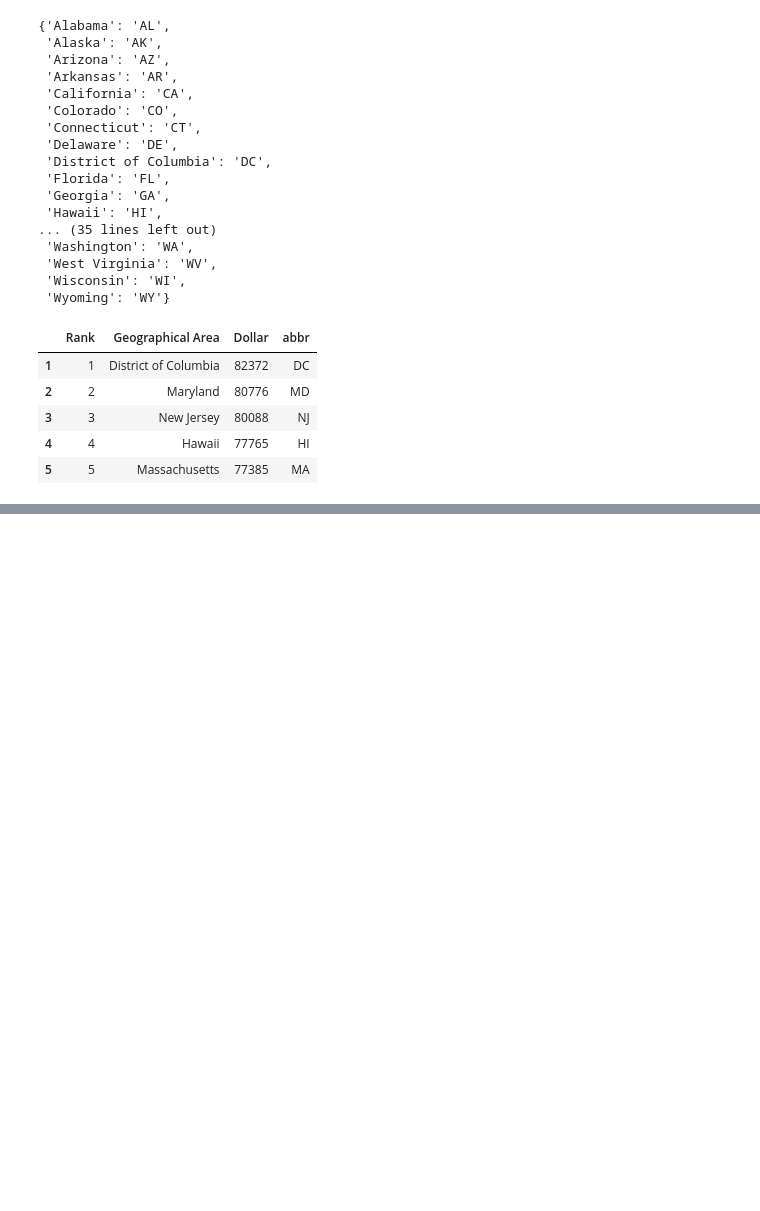
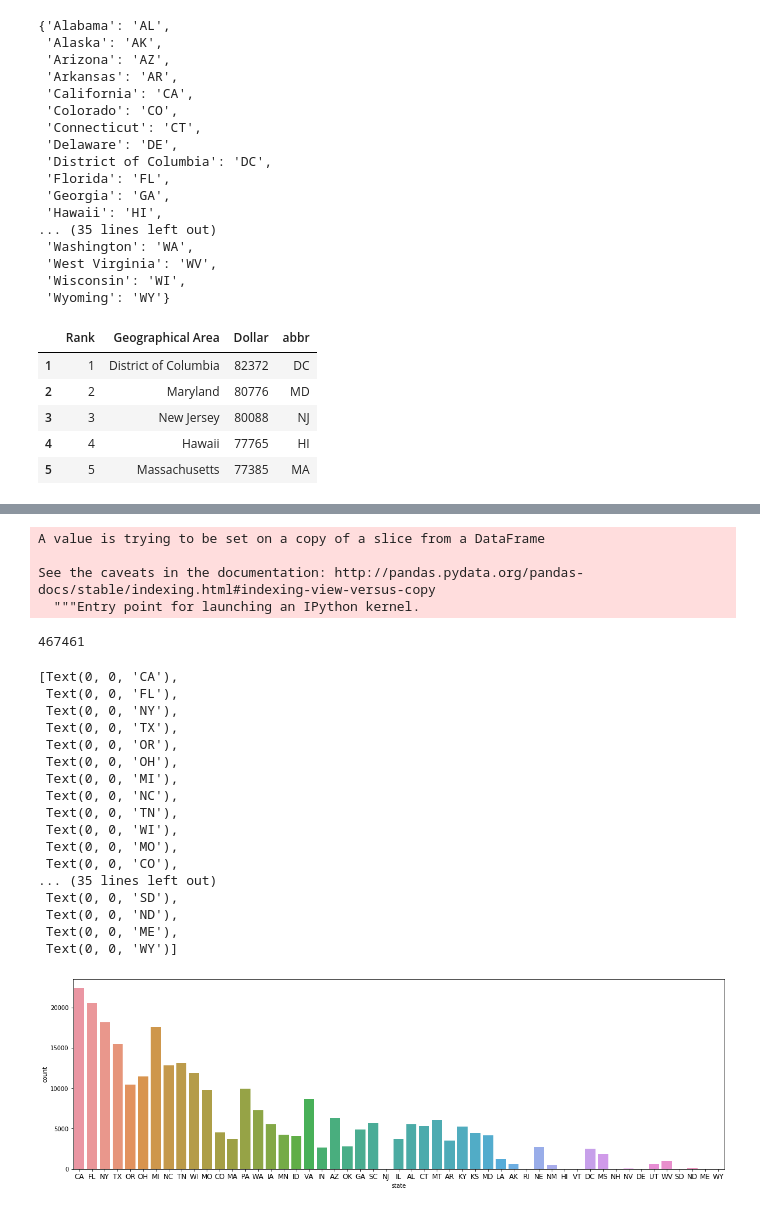
Before and after one commit to zxhuang96/used_car_pricing, a Jupyter notebook: Feature_Engineering/expand_features.ipynb, the cells around one changed output, grey strips where cells are left out. Saved outputs shown, nothing was run; the diff lists cells and outputs as text; code cells hidden in the pictures; blank space fills up the shorter version.

```diff
--- a/Feature_Engineering/expand_features.ipynb
+++ b/Feature_Engineering/expand_features.ipynb
@@ -88,0 +132,2 @@ median_household_income.to_csv("median_household_income2017.csv",index=False)
+# %%
+data["predicted_state"]=pred_state
@@ -88,0 +142,3 @@ median_household_income.to_csv("median_household_income2017.csv",index=False)
+# %%
+data["state_comb"]=data["state"]
+data["state_comb"][data["state_comb"].isnull()]=data["predicted_state"][data["state_comb"].isnull()]
@@ -88,0 +167,36 @@ median_household_income.to_csv("median_household_income2017.csv",index=False)
+# %%
+data["state_comb"][data["state_comb"]=="IA/IL"]=data["predicted_state"][data["state_comb"]=="IA/IL"]
+# %% [output]
+A value is trying to be set on a copy of a slice from a DataFrame
+
+See the caveats in the documentation: http://pandas.pydata.org/pandas-docs/stable/indexing.html#indexing-view-versus-copy
+  """Entry point for launching an IPython kernel.
+# %%
+data=data[~data["state_comb"].isnull()]
+# %%
+len(data)
+# %% [output]
+467461
+# %%
+plt.figure(figsize=(20,6))
+ax = sns.countplot(x='state',data=data,order=data['state_comb'].value_counts().index);
+ax.set_xticklabels(ax.get_xticklabels(), fontsize=12)
+# %% [output]
+[Text(0, 0, 'CA'),
+ Text(0, 0, 'FL'),
+ Text(0, 0, 'NY'),
+ Text(0, 0, 'TX'),
+ Text(0, 0, 'OR'),
+ Text(0, 0, 'OH'),
+ Text(0, 0, 'MI'),
+ Text(0, 0, 'NC'),
+ Text(0, 0, 'TN'),
+ Text(0, 0, 'WI'),
+ Text(0, 0, 'MO'),
+ Text(0, 0, 'CO'),
+... (35 lines left out)
+ Text(0, 0, 'SD'),
+ Text(0, 0, 'ND'),
+ Text(0, 0, 'ME'),
+ Text(0, 0, 'WY')]
+[figure, added]
```
Also changed, not shown: parts of 41 cells of this notebook.
